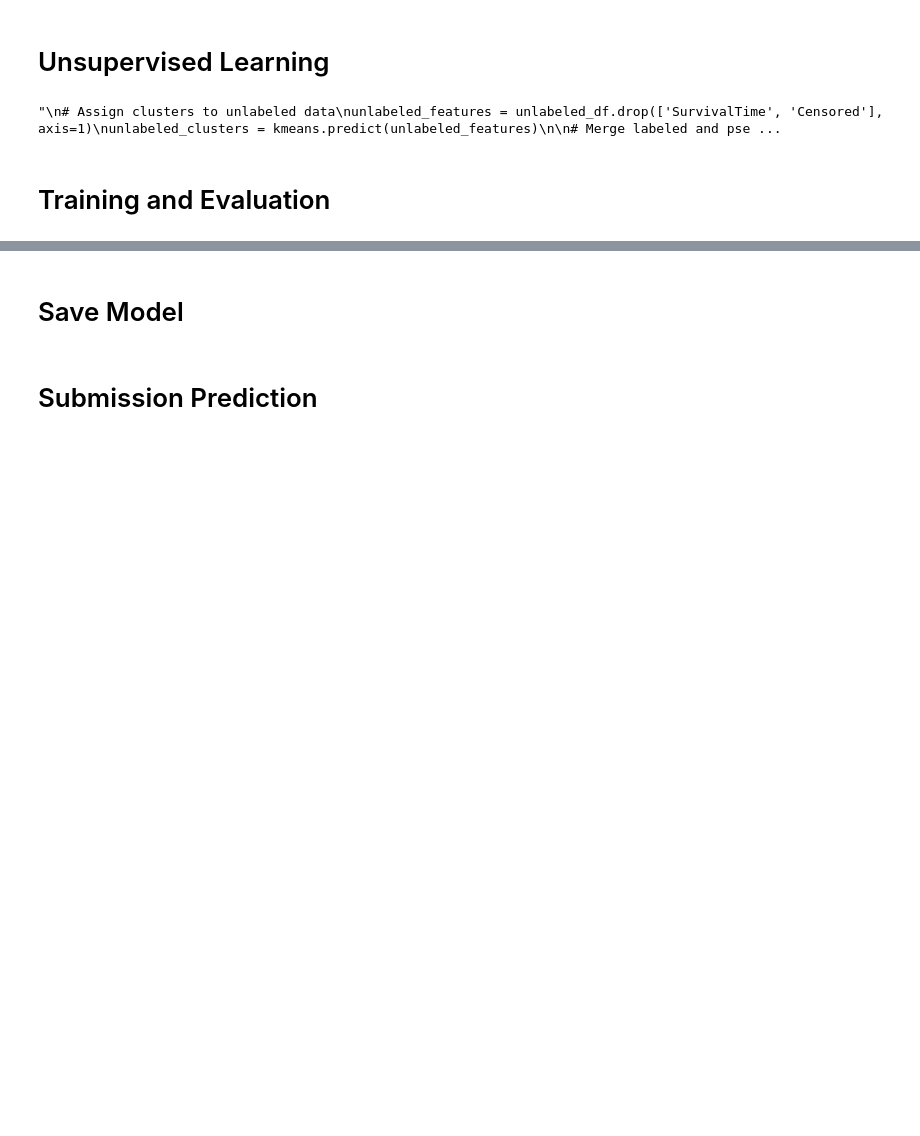
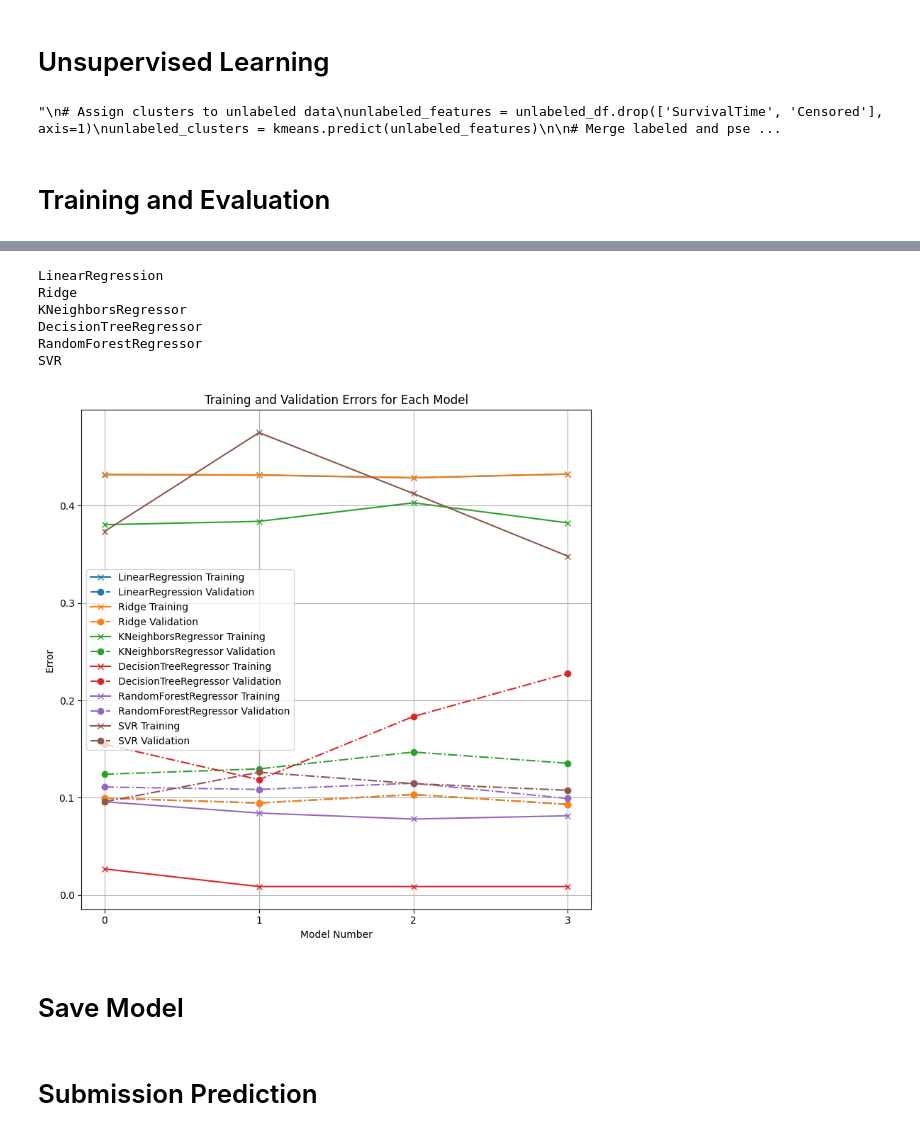
Before and after one commit to nmn0gueira/myeloma-survival-analysis, a Jupyter notebook: solution.ipynb, the cells around one changed output, grey strips where cells are left out. Drawn from its saved outputs; the diff is of its cells as text; code cells hidden in the pictures; blank space fills up the shorter version.

Commit message:
Implemented cross validation across different models, no hyper parameter tuning yet

```diff
--- a/solution.ipynb
+++ b/solution.ipynb
@@ -116,10 +120,10 @@ categorical_inputers = [('simpleimputer', SimpleImputer(strategy='most_frequent'
 # Create multiple combinations of preprocessors
 for numeric_imputer, categorical_inputer in zip(numeric_inputers, categorical_inputers):
 
-    numeric_transformer = Pipeline(steps=[('imputer', numeric_imputer),
+    numeric_transformer = Pipeline(steps=[numeric_imputer,
                                           ('scaler', StandardScaler())])
 
-    categorical_transformer = Pipeline(steps=[('imputer', categorical_inputer),
+    categorical_transformer = Pipeline(steps=[categorical_inputer,
                                               ('ordinal', OrdinalEncoder(handle_unknown='use_encoded_value', unknown_value=-1))])
 
     preprocessor = ColumnTransformer(transformers=[('num', numeric_transformer, numerical_features),
@@ -259,11 +233,12 @@ def cMSE(y_hat, y, c):
   return np.sum(err)/err.shape[0]
 
 
-#print("cMSE: %.4f" % cMSE(y_pred, y_test, censored))
 
-def calc_fold(pipeline, X, y, train_ix, test_ix, C):
-    """return classification error for train and test"""
-    pipeline.fit(X[train_ix, :], y[train_ix])
-    prob = reg.predict_proba(X[:, :feats])[:,1]
-    squares = (prob-y)**2
-    return (np.mean(squares[train_ix]), np.mean(squares[test_ix]))
+def calc_fold(pipeline, X, y, train_ix, test_ix):
+    """return regression error for train and test"""
+    pipeline.fit(X.iloc[train_ix, :], y.iloc[train_ix])
+
+    training_err = cMSE(pipeline.predict(X.iloc[train_ix, :]), y.iloc[train_ix], censored.iloc[train_ix])
+    test_err = cMSE(pipeline.predict(X.iloc[test_ix, :]), y.iloc[test_ix], censored.iloc[test_ix])
+
+    return training_err, test_err
@@ -314,3 +303,33 @@ print("best feats:", best_feats,":", "test_error:", test_error)
+# %%
+plt.figure(figsize=(8, 8), frameon=True)
+
+colors = ['#1f77b4', '#ff7f0e', '#2ca02c', '#d62728', '#9467bd', '#8c564b']  # add more colors if needed
+
+
+for (model_name, err_values), color in zip(errs.items(), colors):
+    print(model_name)
+    tr_errors, va_errors = zip(*err_values)
+    plt.plot(range(0, len(tr_errors)), tr_errors, marker='x', color=color, label=f'{model_name} Training')
+    plt.plot(range(0, len(va_errors)), va_errors, marker='o', linestyle='-.', color=color, label=f'{model_name} Validation')
+
+
+plt.xlabel('Model Number')
+plt.ylabel('Error')
+plt.xticks(np.arange(0, len(preprocessors), step=1))
+plt.title('Training and Validation Errors for Each Model')
+plt.legend()
+plt.grid(True)
+
+plt.tight_layout()
+plt.show()
+# %% [output]
+LinearRegression
+Ridge
+KNeighborsRegressor
+DecisionTreeRegressor
+RandomForestRegressor
+SVR
+[figure, added]
 # %% [markdown]
 # Save Model
 # %%
```
Also changed, not shown: parts of 8 cells of this notebook, 6 other files.
